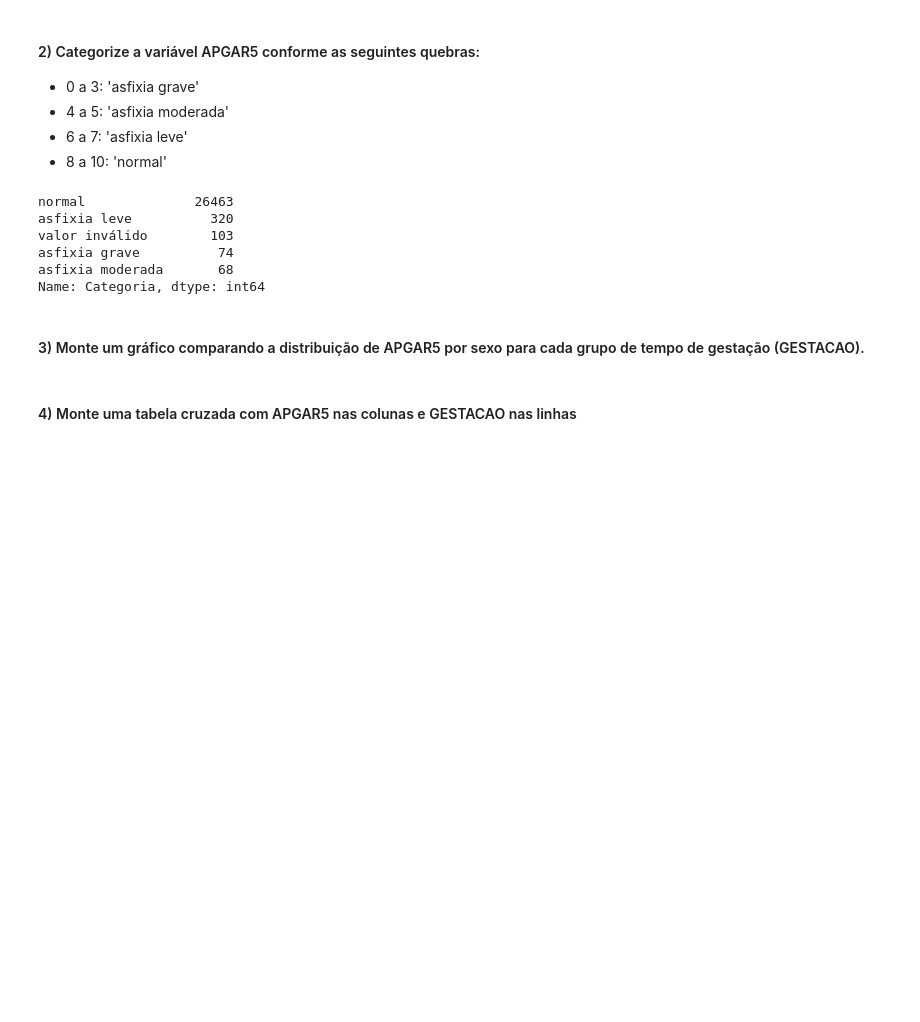
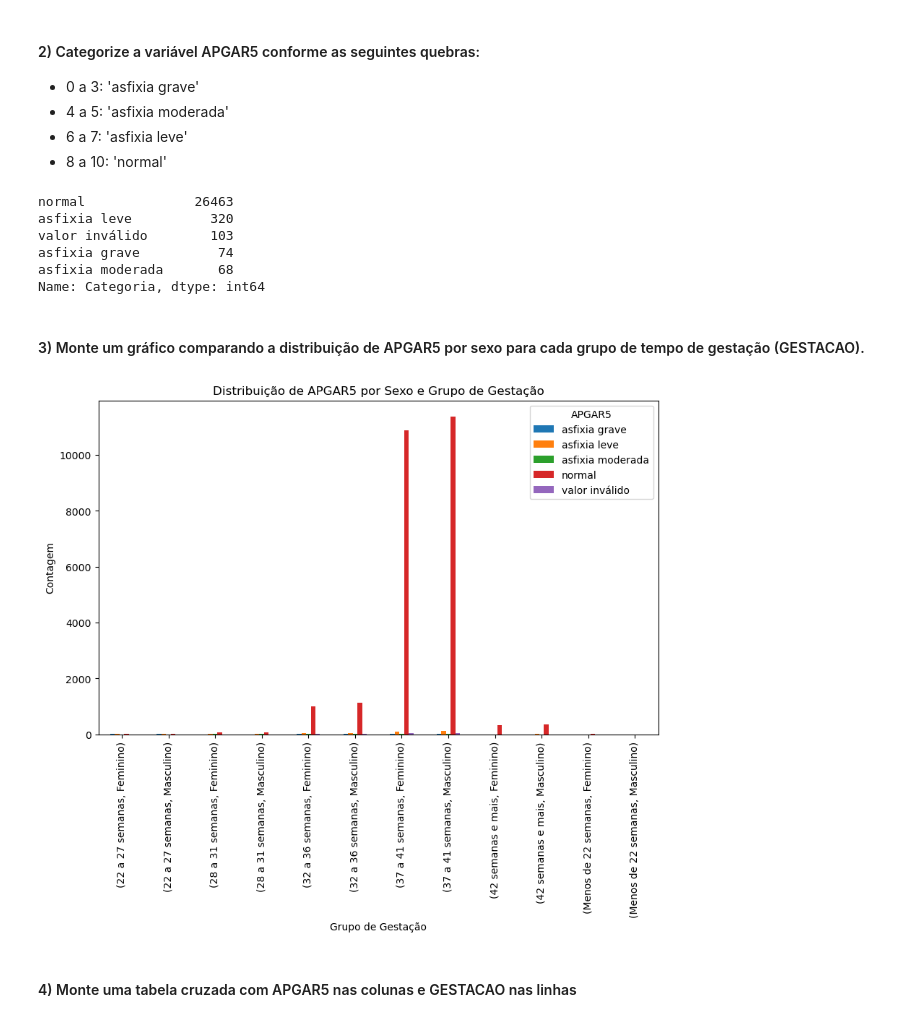
Before and after one commit to diogobr23/volta-zero, a Jupyter notebook: mod06 Tarefa 3 (1).ipynb, the cells around one changed output. Drawn from its saved outputs; the diff is of its cells as text; code cells hidden in the pictures; blank space fills up the shorter version.

```diff
--- a/mod06 Tarefa 3 (1).ipynb
+++ b/mod06 Tarefa 3 (1).ipynb
@@ -56,2 +55,18 @@ Name: Categoria, dtype: int64
+# %%
+# criando a comparação bivariada
+# Criando um gráfico de barras comparando a distribuição de APGAR5 por sexo para cada grupo de GESTACAO
+fig, ax = plt.subplots(figsize=(10, 6))
+df.groupby(['GESTACAO', 'SEXO', 'Categoria']).size().unstack().plot(kind='bar', ax=ax)
+
+# Configurações do gráfico
+plt.title('Distribuição de APGAR5 por Sexo e Grupo de Gestação')
+plt.xlabel('Grupo de Gestação')
+plt.ylabel('Contagem')
+plt.legend(title='APGAR5')
+
+# Exibindo o gráfico
+plt.show()
+# %% [output]
+[figure, added]
 # %% [markdown]
 ####  4) Monte uma tabela cruzada com APGAR5 nas colunas e GESTACAO nas linhas
```
Also changed, not shown: parts of 4 cells of this notebook.
